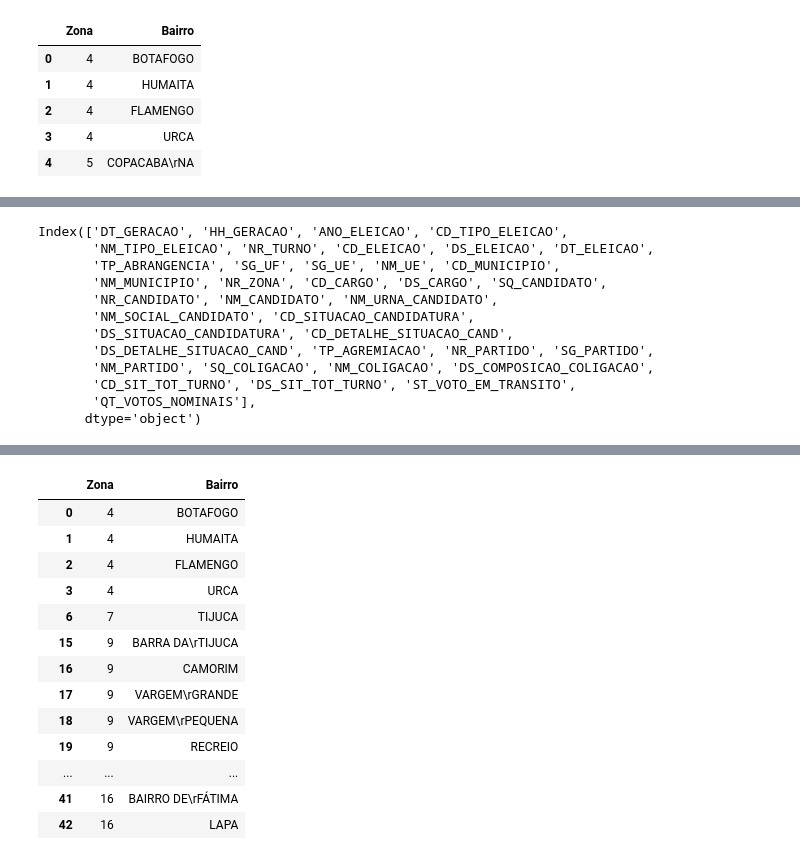
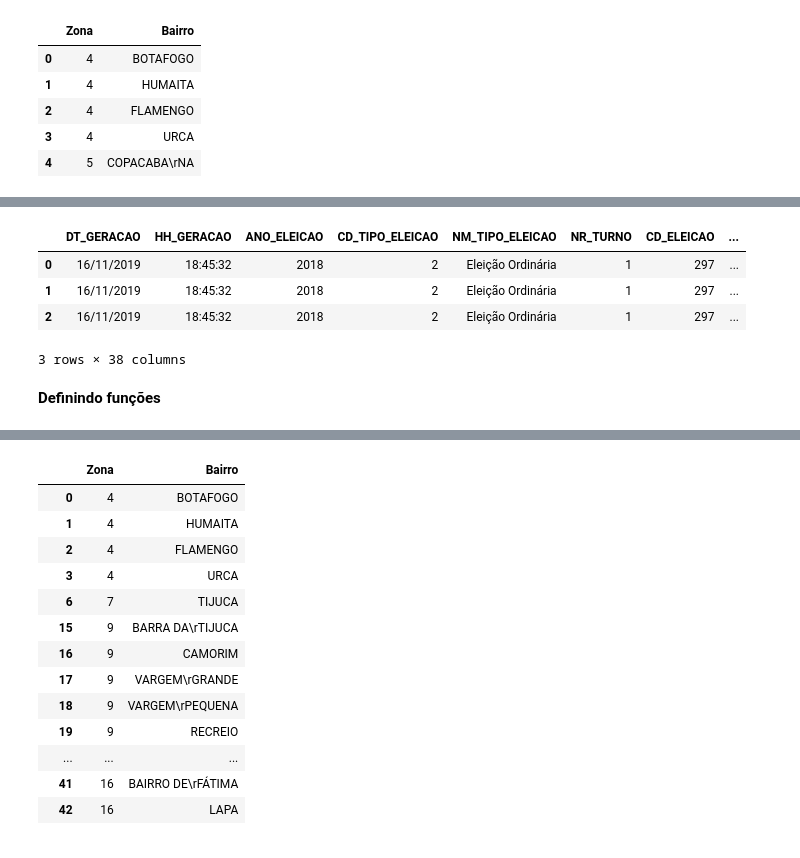
Before and after one commit to foca-aqui/foca-dados, a Jupyter notebook: api/app/service/analise_dados/notebook_votacao.ipynb, the cells around one changed output, grey strips where cells are left out. Cells and saved outputs as stored; diff of their text form; code cells hidden in the pictures.

```diff
--- a/api/app/service/analise_dados/notebook_votacao.ipynb
+++ b/api/app/service/analise_dados/notebook_votacao.ipynb
@@ -27,16 +24,12 @@ resultados.head(5)
-# %%
-resultados.columns
-# %% [output]
-Index(['DT_GERACAO', 'HH_GERACAO', 'ANO_ELEICAO', 'CD_TIPO_ELEICAO',
-       'NM_TIPO_ELEICAO', 'NR_TURNO', 'CD_ELEICAO', 'DS_ELEICAO', 'DT_ELEICAO',
-       'TP_ABRANGENCIA', 'SG_UF', 'SG_UE', 'NM_UE', 'CD_MUNICIPIO',
-       'NM_MUNICIPIO', 'NR_ZONA', 'CD_CARGO', 'DS_CARGO', 'SQ_CANDIDATO',
-       'NR_CANDIDATO', 'NM_CANDIDATO', 'NM_URNA_CANDIDATO',
-       'NM_SOCIAL_CANDIDATO', 'CD_SITUACAO_CANDIDATURA',
-       'DS_SITUACAO_CANDIDATURA', 'CD_DETALHE_SITUACAO_CAND',
-       'DS_DETALHE_SITUACAO_CAND', 'TP_AGREMIACAO', 'NR_PARTIDO', 'SG_PARTIDO',
-       'NM_PARTIDO', 'SQ_COLIGACAO', 'NM_COLIGACAO', 'DS_COMPOSICAO_COLIGACAO',
-       'CD_SIT_TOT_TURNO', 'DS_SIT_TOT_TURNO', 'ST_VOTO_EM_TRANSITO',
-       'QT_VOTOS_NOMINAIS'],
-      dtype='object')
+# %%
+resultados_2018 = pd.read_csv('dados/votacao_candidato_munzona_2018_RJ.csv', delimiter=';', encoding = "ISO-8859-1")
+resultados_2018.head(3)
+# %% [output]
+|  | DT_GERACAO | HH_GERACAO | ANO_ELEICAO | CD_TIPO_ELEICAO | NM_TIPO_ELEICAO | NR_TURNO | CD_ELEICAO | ... |
+| 0 | 16/11/2019 | 18:45:32 | 2018 | 2 | Eleição Ordinária | 1 | 297 | ... |
+| 1 | 16/11/2019 | 18:45:32 | 2018 | 2 | Eleição Ordinária | 1 | 297 | ... |
+| 2 | 16/11/2019 | 18:45:32 | 2018 | 2 | Eleição Ordinária | 1 | 297 | ... |
+3 rows × 38 columns
+# %% [markdown]
+**Definindo funções**
 # %%
```
Also changed, not shown: parts of 24 cells of this notebook.
